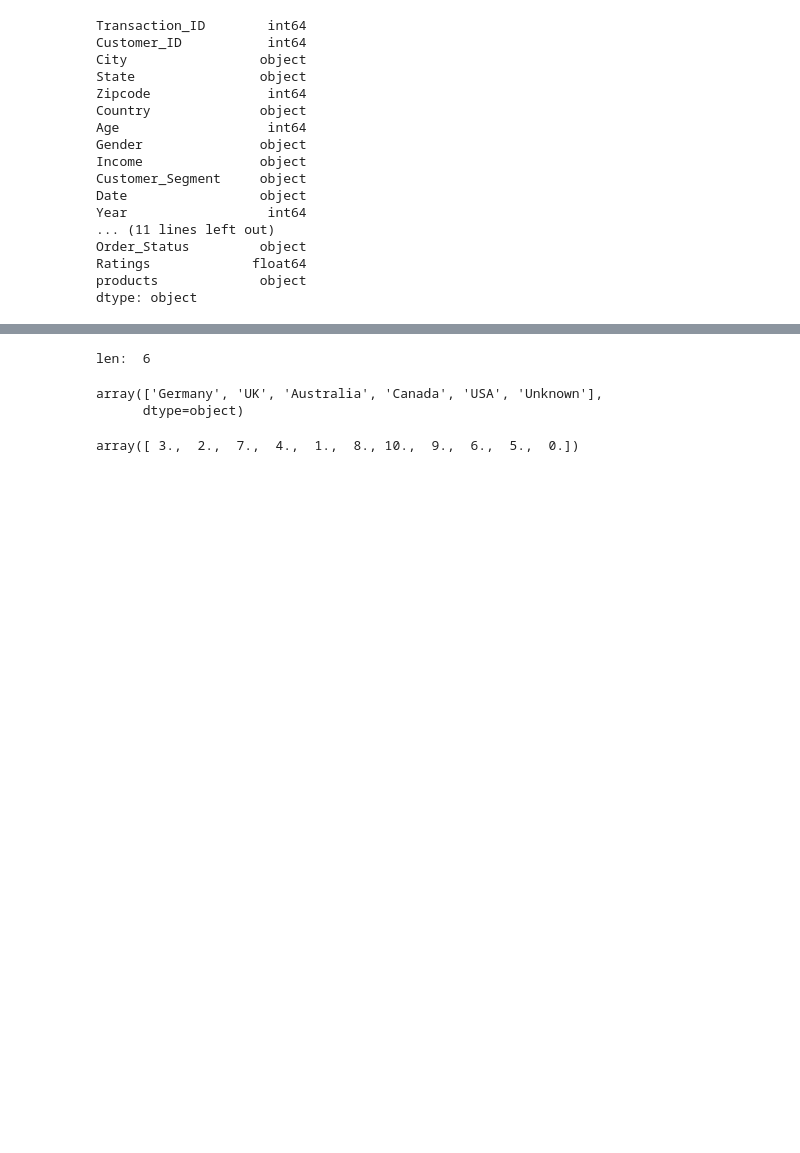
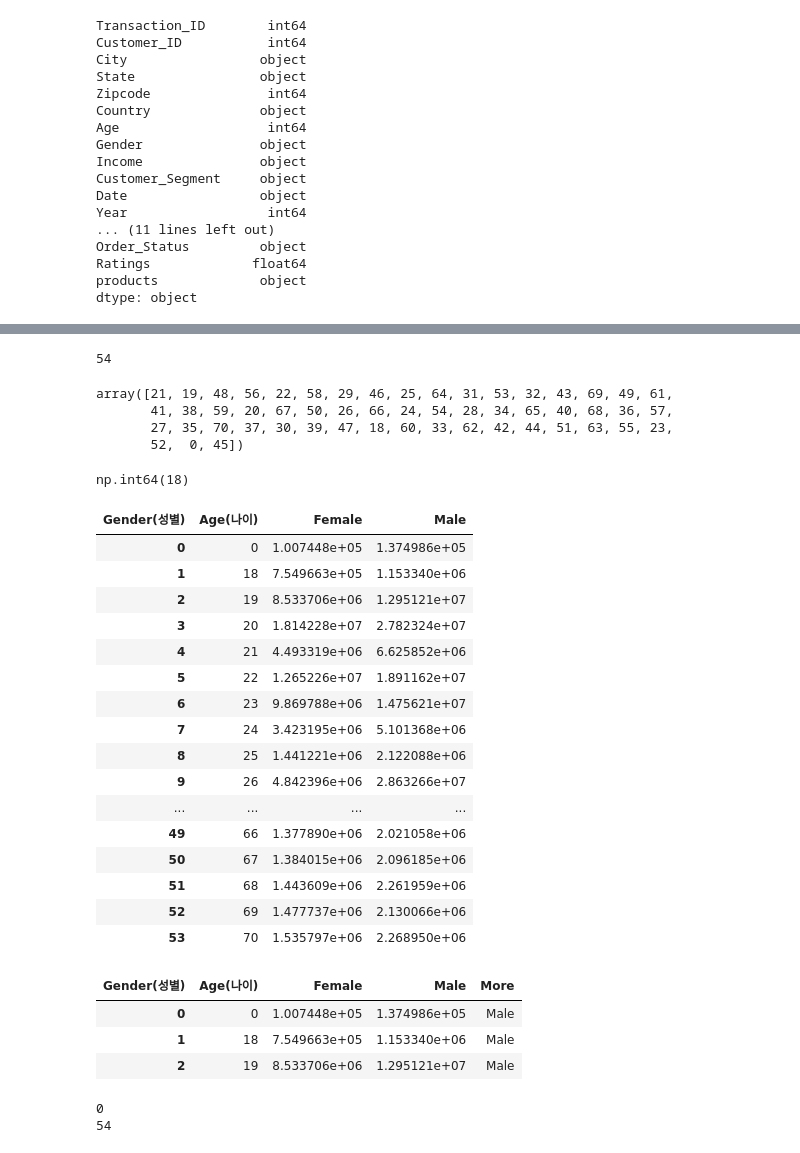
Before and after one commit to youscd/Retail_data_Analysis, a Jupyter notebook: project.ipynb, the cells around one changed output, grey strips where cells are left out. Cells and saved outputs as stored; diff of their text form; code cells hidden in the pictures; blank space fills up the shorter version.

```diff
--- a/project.ipynb
+++ b/project.ipynb
@@ -174,11 +299,58 @@ memory usage: 59.9+ MB
 # %%
-print('len: ', len(df_notnull['Country'].unique()))
-df_notnull['Country'].unique()
+print(len(df_notnull['Age(나이)'].unique()))
+df_notnull['Age(나이)'].unique()
 # %% [output]
-len:  6
+54
-array(['Germany', 'UK', 'Australia', 'Canada', 'USA', 'Unknown'],
-      dtype=object)
+array([21, 19, 48, 56, 22, 58, 29, 46, 25, 64, 31, 53, 32, 43, 69, 49, 61,
+       41, 38, 59, 20, 67, 50, 26, 66, 24, 54, 28, 34, 65, 40, 68, 36, 57,
+       27, 35, 70, 37, 30, 39, 47, 18, 60, 33, 62, 42, 44, 51, 63, 55, 23,
+       52,  0, 45])
-# %%
-df_notnull['Total_Purchases'].unique()
-# %% [output]
-array([ 3.,  2.,  7.,  4.,  1.,  8., 10.,  9.,  6.,  5.,  0.])
+# %%
+np.min([21, 19, 48, 56, 22, 58, 29, 46, 25, 64, 31, 53, 32, 43, 69, 49, 61,
+41, 38, 59, 20, 67, 50, 26, 66, 24, 54, 28, 34, 65, 40, 68, 36, 57,
+27, 35, 70, 37, 30, 39, 47, 18, 60, 33, 62, 42, 44, 51, 63, 55, 23,
+52, 45])
+# %% [output]
+np.int64(18)
+# %%
+regular_gender = pd.pivot_table(data=df_notnull, values='Total_Amount(총구매금액)', index='Age(나이)', columns='Gender(성별)', aggfunc='sum').reset_index().iloc[:, :3]
+regular_gender
+# %% [output]
+| Gender(성별) | Age(나이) | Female | Male |
+| 0 | 0 | 1.007448e+05 | 1.374986e+05 |
+| 1 | 18 | 7.549663e+05 | 1.153340e+06 |
+| 2 | 19 | 8.533706e+06 | 1.295121e+07 |
+| 3 | 20 | 1.814228e+07 | 2.782324e+07 |
+| 4 | 21 | 4.493319e+06 | 6.625852e+06 |
+| 5 | 22 | 1.265226e+07 | 1.891162e+07 |
+| 6 | 23 | 9.869788e+06 | 1.475621e+07 |
+| 7 | 24 | 3.423195e+06 | 5.101368e+06 |
+| 8 | 25 | 1.441221e+06 | 2.122088e+06 |
+| 9 | 26 | 4.842396e+06 | 2.863266e+07 |
+| ... | ... | ... | ... |
+| 49 | 66 | 1.377890e+06 | 2.021058e+06 |
+| 50 | 67 | 1.384015e+06 | 2.096185e+06 |
+| 51 | 68 | 1.443609e+06 | 2.261959e+06 |
+| 52 | 69 | 1.477737e+06 | 2.130066e+06 |
+| 53 | 70 | 1.535797e+06 | 2.268950e+06 |
+# %%
+more = []
+for i in range(len(regular_gender)):
+    if regular_gender['Female'][i] > regular_gender['Male'][i]:
+        more.append('Female')
+    else:
+        more.append('Male')
+
+regular_gender['More'] = more
+regular_gender[:3]
+# %% [output]
+| Gender(성별) | Age(나이) | Female | Male | More |
+| 0 | 0 | 1.007448e+05 | 1.374986e+05 | Male |
+| 1 | 18 | 7.549663e+05 | 1.153340e+06 | Male |
+| 2 | 19 | 8.533706e+06 | 1.295121e+07 | Male |
+# %%
+print(len(regular_gender[regular_gender['More'] == 'Female']))
+print(len(regular_gender[regular_gender['More'] == 'Male']))
+# %% [output]
+0
+54
```
Also changed, not shown: parts of 22 cells of this notebook.
